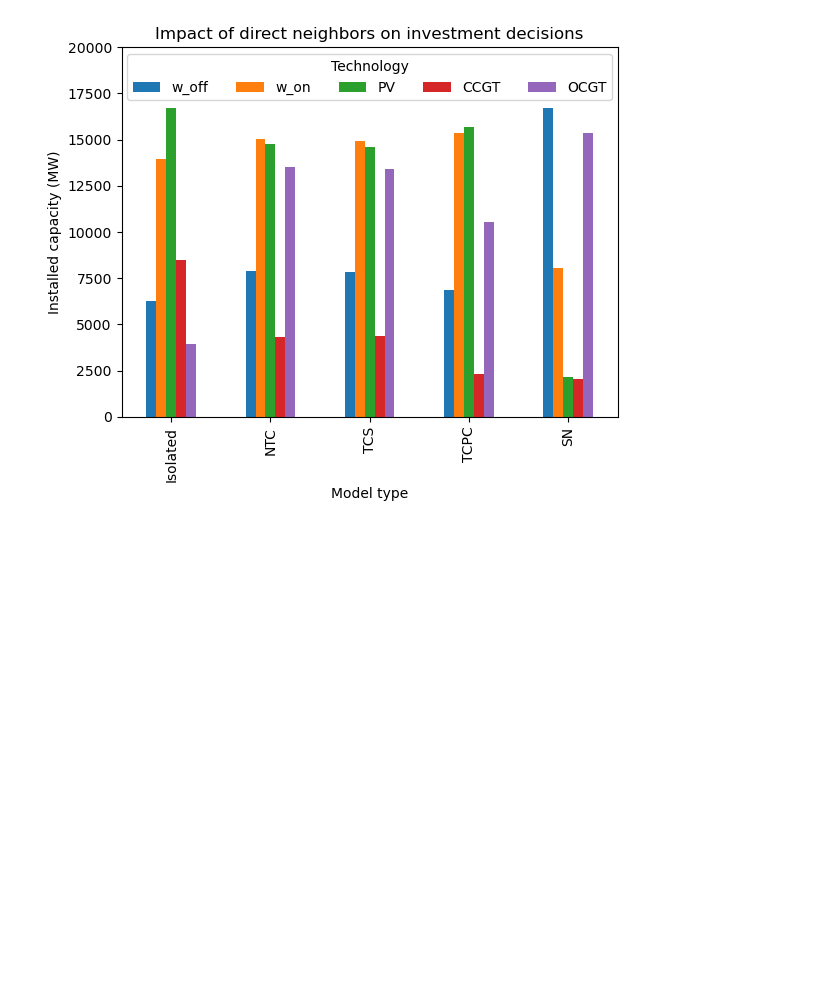
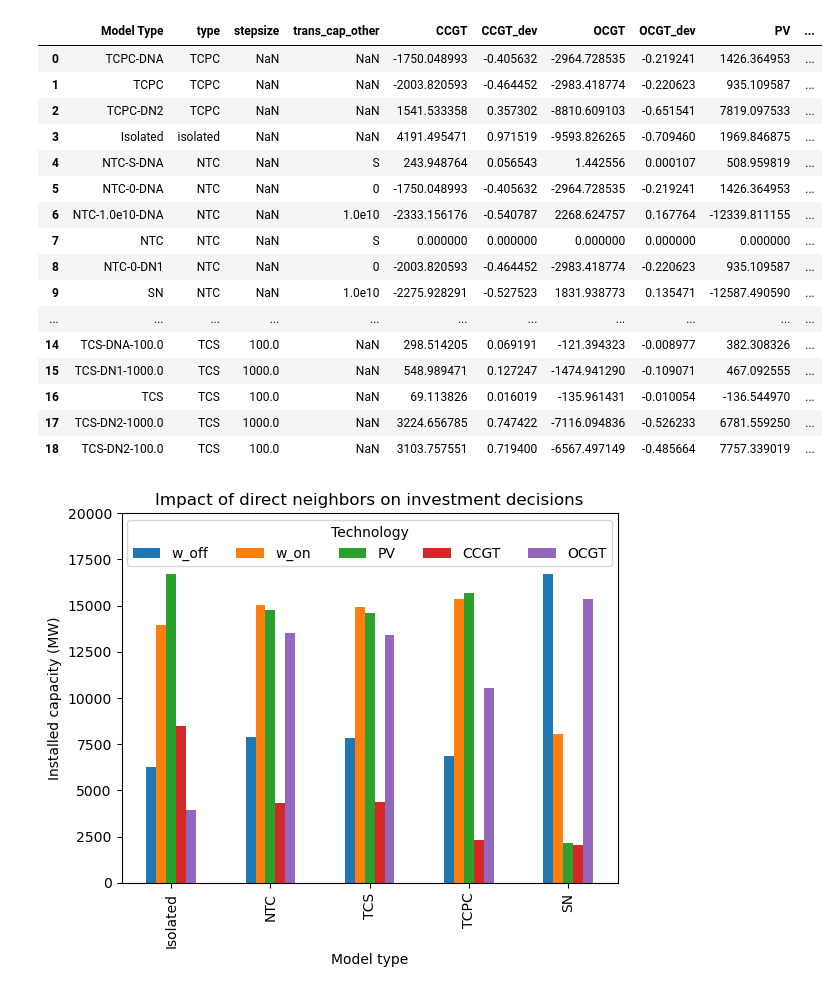
Before and after one commit to KristofPhillips95/ImportExport, a Jupyter notebook: analysis_scripts/DirectNeighbors.ipynb, the cells around one changed output. Saved outputs shown, nothing was run; the diff lists cells and outputs as text; code cells hidden in the pictures; blank space fills up the shorter version.

```diff
--- a/analysis_scripts/DirectNeighbors.ipynb
+++ b/analysis_scripts/DirectNeighbors.ipynb
@@ -109,7 +109,7 @@ name_map = {
 df_results['Model Type'] = df_results["name"].replace(name_map)
 # %%
 # Get deviations from benchmark model
-bm_t = "Isolated"
+bm_t = "NTC"
 
 # Filter the DataFrame for the benchmark model
 col_bm = df_results[(df_results["Model Type"] == bm_t)]
@@ -125,18 +125,40 @@ for index, row in df_results.iterrows():
     stepsize = row["stepsize"]
     trans_cap_other = row["trans_cap_other"]
     model_type = row["Model Type"]
-    deviations = row[vals_dev] - col_bm.iloc[0][vals_dev]  # Accessing the first row of col_bm for deviations
+    deviations = row[vals_dev] - col_bm.iloc[0][vals_dev]# Accessing the first row of col_bm for deviations
+    perc_deviations = (row[vals_dev] - col_bm.iloc[0][vals_dev])/col_bm.iloc[0][vals_dev]
 
     # Create a dictionary for the deviations
     dev_dict = {"Model Type":model_type,"type": t, "stepsize": stepsize, "trans_cap_other": trans_cap_other}
-    for col, dev in zip(vals_dev, deviations):
+    for col, dev,per_dev in zip(vals_dev, deviations,perc_deviations):
         dev_dict[col] = dev
+        dev_dict[col+"_dev"] = per_dev
 
     # Append the dictionary to the list
     dev_data.append(dev_dict)
 
 # Create DataFrame from the list of dictionaries
 dev_df = pd.DataFrame(dev_data)
+# %%
+dev_df
+# %% [output]
+|  | Model Type | type | stepsize | trans_cap_other | CCGT | CCGT_dev | OCGT | OCGT_dev | PV | ... |
+| 0 | TCPC-DNA | TCPC | NaN | NaN | -1750.048993 | -0.405632 | -2964.728535 | -0.219241 | 1426.364953 | ... |
+| 1 | TCPC | TCPC | NaN | NaN | -2003.820593 | -0.464452 | -2983.418774 | -0.220623 | 935.109587 | ... |
+| 2 | TCPC-DN2 | TCPC | NaN | NaN | 1541.533358 | 0.357302 | -8810.609103 | -0.651541 | 7819.097533 | ... |
+| 3 | Isolated | isolated | NaN | NaN | 4191.495471 | 0.971519 | -9593.826265 | -0.709460 | 1969.846875 | ... |
+| 4 | NTC-S-DNA | NTC | NaN | S | 243.948764 | 0.056543 | 1.442556 | 0.000107 | 508.959819 | ... |
+| 5 | NTC-0-DNA | NTC | NaN | 0 | -1750.048993 | -0.405632 | -2964.728535 | -0.219241 | 1426.364953 | ... |
+| 6 | NTC-1.0e10-DNA | NTC | NaN | 1.0e10 | -2333.156176 | -0.540787 | 2268.624757 | 0.167764 | -12339.811155 | ... |
+| 7 | NTC | NTC | NaN | S | 0.000000 | 0.000000 | 0.000000 | 0.000000 | 0.000000 | ... |
+| 8 | NTC-0-DN1 | NTC | NaN | 0 | -2003.820593 | -0.464452 | -2983.418774 | -0.220623 | 935.109587 | ... |
+| 9 | SN | NTC | NaN | 1.0e10 | -2275.928291 | -0.527523 | 1831.938773 | 0.135471 | -12587.490590 | ... |
+| ... | ... | ... | ... | ... | ... | ... | ... | ... | ... | ... |
+| 14 | TCS-DNA-100.0 | TCS | 100.0 | NaN | 298.514205 | 0.069191 | -121.394323 | -0.008977 | 382.308326 | ... |
+| 15 | TCS-DN1-1000.0 | TCS | 1000.0 | NaN | 548.989471 | 0.127247 | -1474.941290 | -0.109071 | 467.092555 | ... |
+| 16 | TCS | TCS | 100.0 | NaN | 69.113826 | 0.016019 | -135.961431 | -0.010054 | -136.544970 | ... |
+| 17 | TCS-DN2-1000.0 | TCS | 1000.0 | NaN | 3224.656785 | 0.747422 | -7116.094836 | -0.526233 | 6781.559250 | ... |
+| 18 | TCS-DN2-100.0 | TCS | 100.0 | NaN | 3103.757551 | 0.719400 | -6567.497149 | -0.485664 | 7757.339019 | ... |
 # %%
 ## Plot installed capacities
 
```
Also changed, not shown: parts of 3 cells of this notebook, 1 other file.
